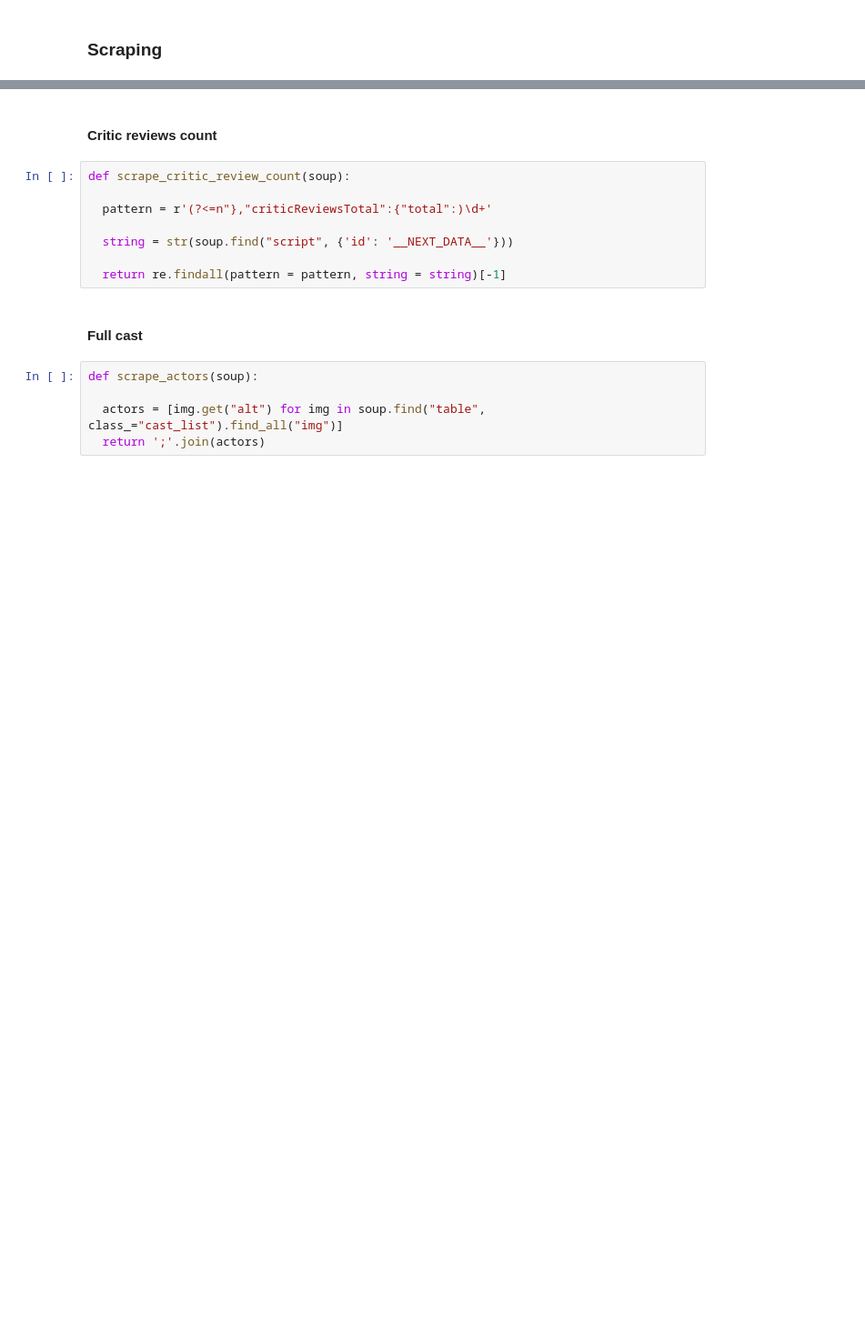
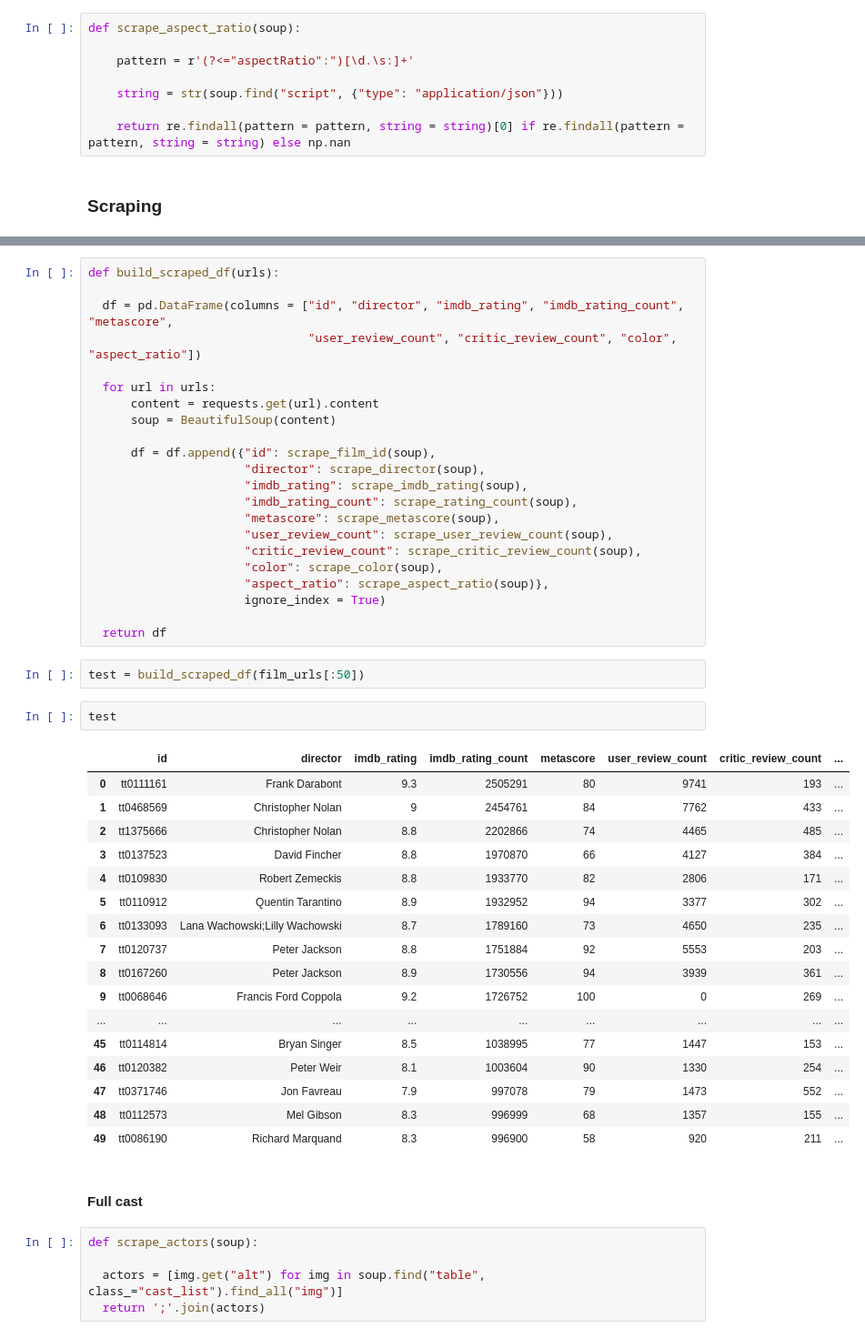
Before and after one commit to JacopoMalatesta/imdb_most_popular_films, a Jupyter notebook: Building_a_database_of_IMDB_10,000_most_popular_feature_films.ipynb, the cells around one changed output, grey strips where cells are left out. Shown at 91% size. Saved outputs shown, nothing was run; the diff lists cells and outputs as text; blank space fills up the shorter version.

Commit message:
Updated script

```diff
--- a/Building_a_database_of_IMDB_10,000_most_popular_feature_films.ipynb
+++ b/Building_a_database_of_IMDB_10,000_most_popular_feature_films.ipynb
@@ -168,2 +184,10 @@ def scrape_user_review_count(soup):
+# %%
+def scrape_aspect_ratio(soup):
+
+    pattern = r'(?<="aspectRatio":")[\d.\s:]+'
+
+    string = str(soup.find("script", {"type": "application/json"}))
+
+    return re.findall(pattern = pattern, string = string)[0] if re.findall(pattern = pattern, string = string) else np.nan
 # %% [markdown]
 ### Scraping
@@ -199,13 +226,47 @@ NameError: ignored
-# %% [markdown]
-#### Critic reviews count
-# %%
-def scrape_critic_review_count(soup):
-
-  pattern = r'(?<=n"},"criticReviewsTotal":{"total":)\d+'
-
-  string = str(soup.find("script", {'id': '__NEXT_DATA__'}))
-
-  return re.findall(pattern = pattern, string = string)[-1]
+# %%
+def build_scraped_df(urls):
+
+  df = pd.DataFrame(columns = ["id", "director", "imdb_rating", "imdb_rating_count", "metascore",
+                               "user_review_count", "critic_review_count", "color", "aspect_ratio"])
+
+  for url in urls:
+      content = requests.get(url).content
+      soup = BeautifulSoup(content)
+
+      df = df.append({"id": scrape_film_id(soup),
+                      "director": scrape_director(soup),
+                      "imdb_rating": scrape_imdb_rating(soup),
+                      "imdb_rating_count": scrape_rating_count(soup),
+                      "metascore": scrape_metascore(soup),
+                      "user_review_count": scrape_user_review_count(soup),
+                      "critic_review_count": scrape_critic_review_count(soup),
+                      "color": scrape_color(soup),
+                      "aspect_ratio": scrape_aspect_ratio(soup)},
+                      ignore_index = True)
+
+  return df
+# %%
+test = build_scraped_df(film_urls[:50])
+# %%
+test
+# %% [output]
+|  | id | director | imdb_rating | imdb_rating_count | metascore | user_review_count | critic_review_count | ... |
+| 0 | tt0111161 | Frank Darabont | 9.3 | 2505291 | 80 | 9741 | 193 | ... |
+| 1 | tt0468569 | Christopher Nolan | 9 | 2454761 | 84 | 7762 | 433 | ... |
+| 2 | tt1375666 | Christopher Nolan | 8.8 | 2202866 | 74 | 4465 | 485 | ... |
+| 3 | tt0137523 | David Fincher | 8.8 | 1970870 | 66 | 4127 | 384 | ... |
+| 4 | tt0109830 | Robert Zemeckis | 8.8 | 1933770 | 82 | 2806 | 171 | ... |
+| 5 | tt0110912 | Quentin Tarantino | 8.9 | 1932952 | 94 | 3377 | 302 | ... |
+| 6 | tt0133093 | Lana Wachowski;Lilly Wachowski | 8.7 | 1789160 | 73 | 4650 | 235 | ... |
+| 7 | tt0120737 | Peter Jackson | 8.8 | 1751884 | 92 | 5553 | 203 | ... |
+| 8 | tt0167260 | Peter Jackson | 8.9 | 1730556 | 94 | 3939 | 361 | ... |
+| 9 | tt0068646 | Francis Ford Coppola | 9.2 | 1726752 | 100 | 0 | 269 | ... |
+| ... | ... | ... | ... | ... | ... | ... | ... | ... |
+| 45 | tt0114814 | Bryan Singer | 8.5 | 1038995 | 77 | 1447 | 153 | ... |
+| 46 | tt0120382 | Peter Weir | 8.1 | 1003604 | 90 | 1330 | 254 | ... |
+| 47 | tt0371746 | Jon Favreau | 7.9 | 997078 | 79 | 1473 | 552 | ... |
+| 48 | tt0112573 | Mel Gibson | 8.3 | 996999 | 68 | 1357 | 155 | ... |
+| 49 | tt0086190 | Richard Marquand | 8.3 | 996900 | 58 | 920 | 211 | ... |
 # %% [markdown]
 #### Full cast
 # %%
```
Also changed, not shown: parts of 16 cells of this notebook.
